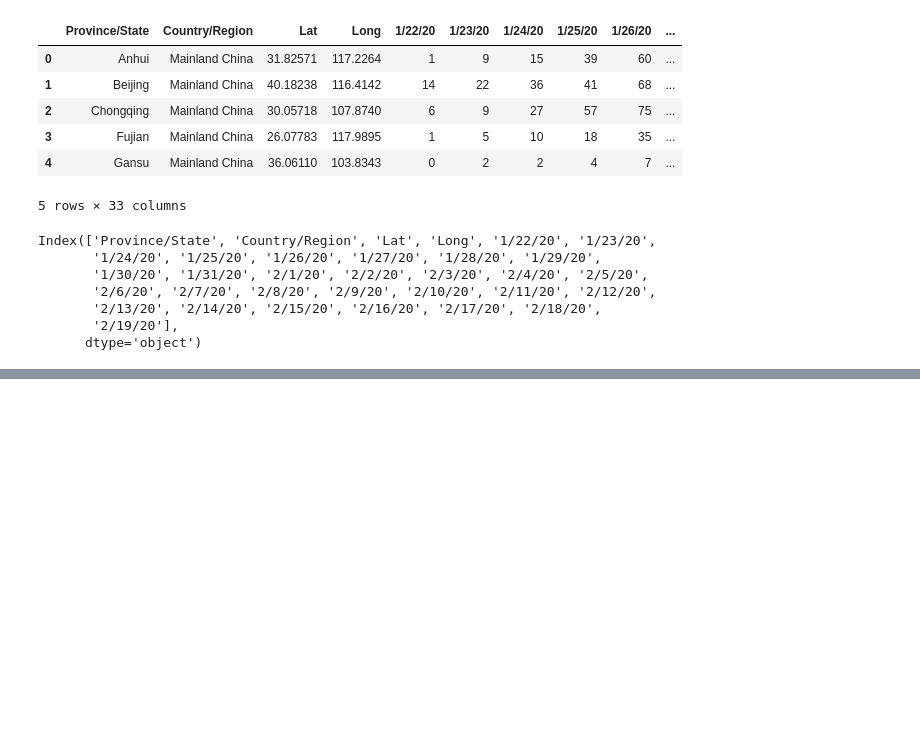
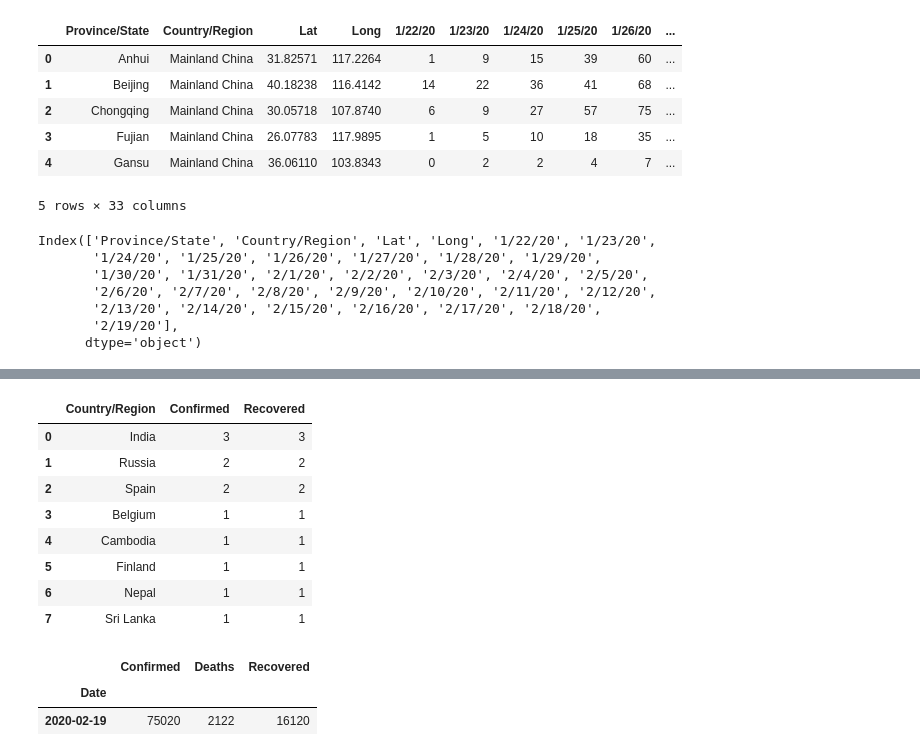
Before and after one commit to danielsqtang/covid-19, a Jupyter notebook: COVID-19 exploration.ipynb, the cells around one changed output, grey strips where cells are left out. Drawn from its saved outputs; the diff is of its cells as text; code cells hidden in the pictures; blank space fills up the shorter version.

```diff
--- a/COVID-19 exploration.ipynb
+++ b/COVID-19 exploration.ipynb
@@ -127,0 +258,23 @@ m
+# %%
+#Countries that currently have no infected cases
+temp = row_latest_grouped[row_latest_grouped['Confirmed']==row_latest_grouped['Recovered']]
+temp = temp[['Country/Region', 'Confirmed', 'Recovered']].sort_values('Confirmed', ascending=False).reset_index(drop=True)
+temp.style.background_gradient(cmap='Greens')
+# %% [output]
+|  | Country/Region | Confirmed | Recovered |
+| 0 | India | 3 | 3 |
+| 1 | Russia | 2 | 2 |
+| 2 | Spain | 2 | 2 |
+| 3 | Belgium | 1 | 1 |
+| 4 | Cambodia | 1 | 1 |
+| 5 | Finland | 1 | 1 |
+| 6 | Nepal | 1 | 1 |
+| 7 | Sri Lanka | 1 | 1 |
+# %%
+current = full_table.groupby('Date')['Confirmed','Deaths','Recovered'].sum()
+current = current.sort_values('Date', ascending=False)
+current.head(1)
+# %% [output]
+|  | Confirmed | Deaths | Recovered |
+| Date |  |  |  |
+| 2020-02-19 | 75020 | 2122 | 16120 |
```
Also changed, not shown: parts of 18 cells of this notebook.
